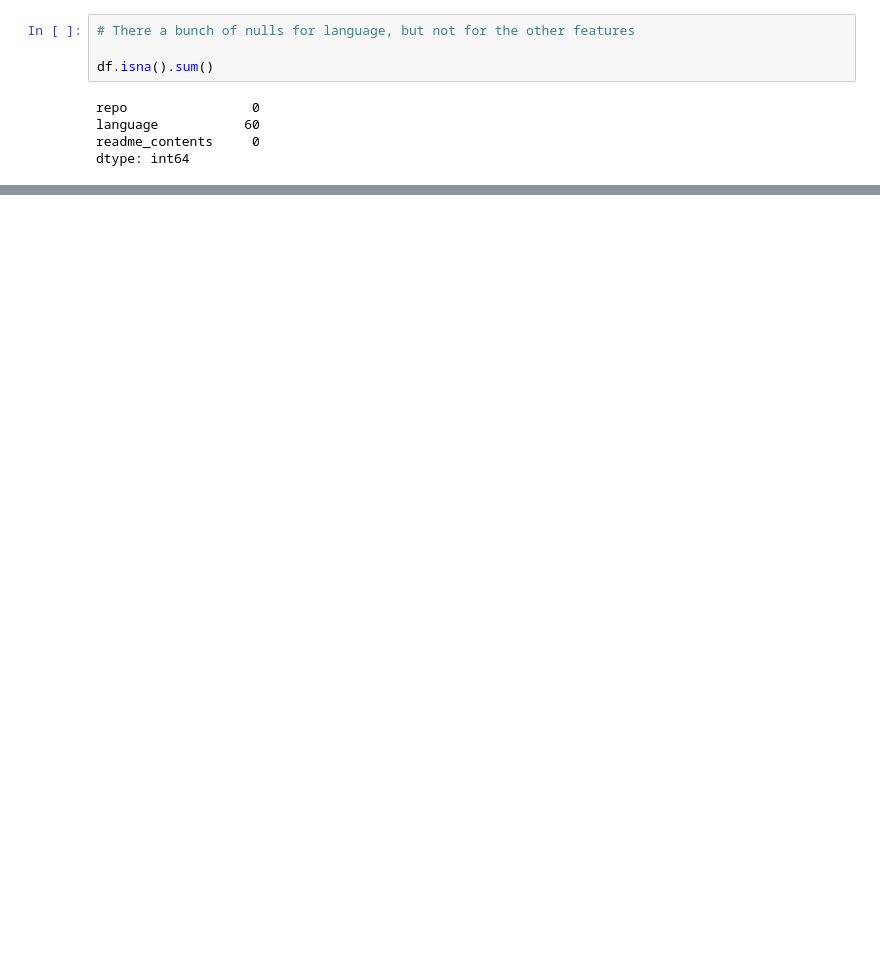
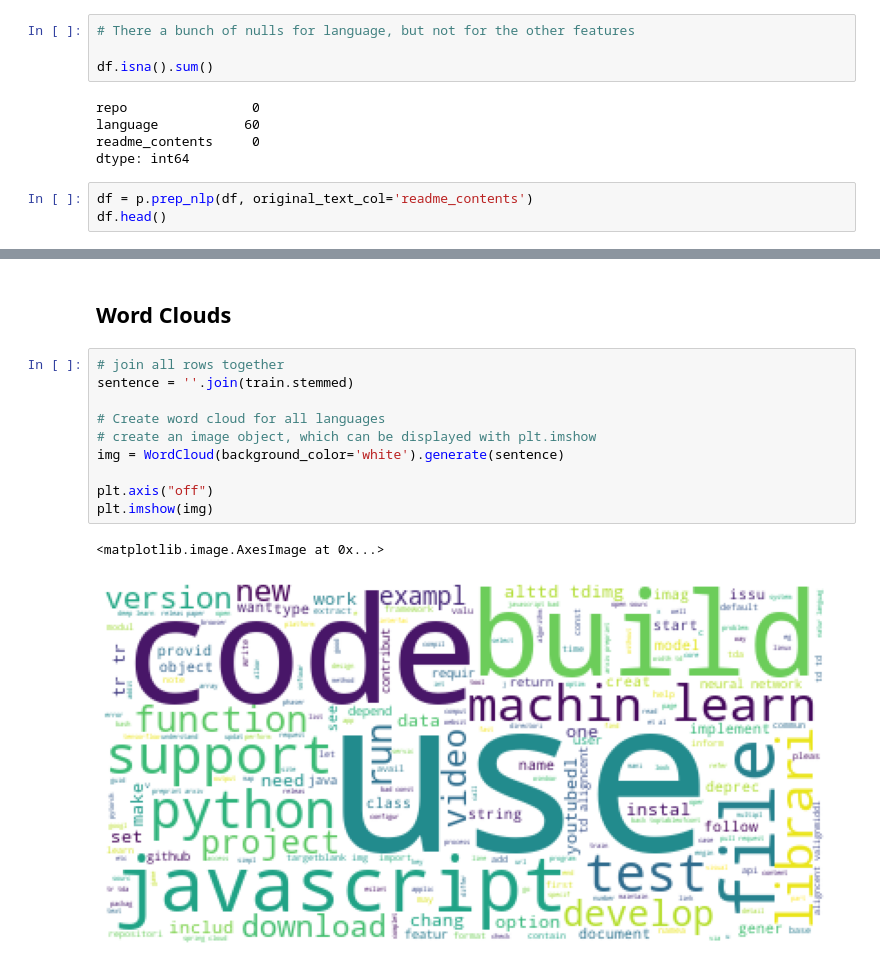
Before and after one commit to team-nlp-project/team-nlp-project, a Jupyter notebook: scratch_ian.ipynb, the cells around one changed output, grey strips where cells are left out. Saved outputs shown, nothing was run; the diff lists cells and outputs as text; blank space fills up the shorter version.

Commit message:
adding word cloud

```diff
--- a/scratch_ian.ipynb
+++ b/scratch_ian.ipynb
@@ -334,3 +119,6 @@ repo                0
 language           60
 readme_contents     0
 dtype: int64
+# %%
+df = p.prep_nlp(df, original_text_col='readme_contents')
+df.head()
@@ -371,0 +193,15 @@ def show_counts_and_ratios(df, column):
+# %% [markdown]
+## Word Clouds
+# %%
+# join all rows together
+sentence = ''.join(train.stemmed)
+
+# Create word cloud for all languages
+# create an image object, which can be displayed with plt.imshow
+img = WordCloud(background_color='white').generate(sentence)
+
+plt.axis("off")
+plt.imshow(img)
+# %% [output]
+<matplotlib.image.AxesImage at 0x...>
+[figure, added]
```
Also changed, not shown: parts of 41 cells of this notebook.
